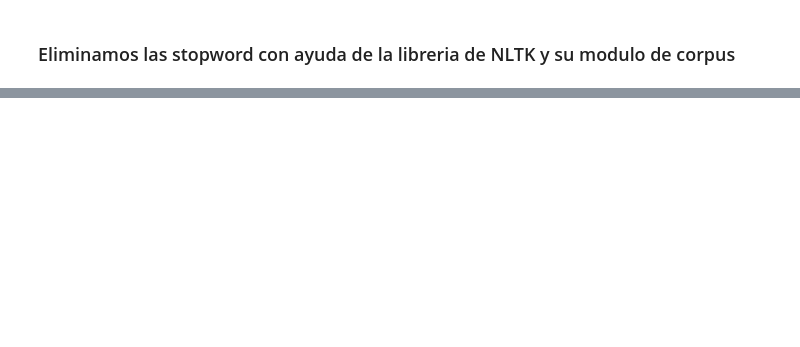
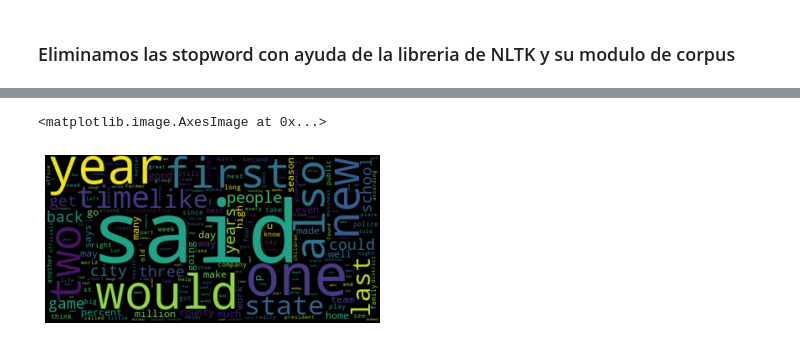
Before and after one commit to UVG-Teams/Text-Mining, a Jupyter notebook: main.ipynb, the cells around one changed output, grey strips where cells are left out. Drawn from its saved outputs; the diff is of its cells as text; code cells hidden in the pictures; blank space fills up the shorter version.

```diff
--- a/main.ipynb
+++ b/main.ipynb
@@ -75,0 +177,6 @@ tweets = [word for word in tweets if not word in stopwords.words()]
+# %%
+plt.axis("off")
+plt.imshow(WordCloud().generate_from_frequencies(frecuency_news), interpolation="bilinear")
+# %% [output]
+<matplotlib.image.AxesImage at 0x...>
+[figure, added]
```
Also changed, not shown: parts of 29 cells of this notebook.
